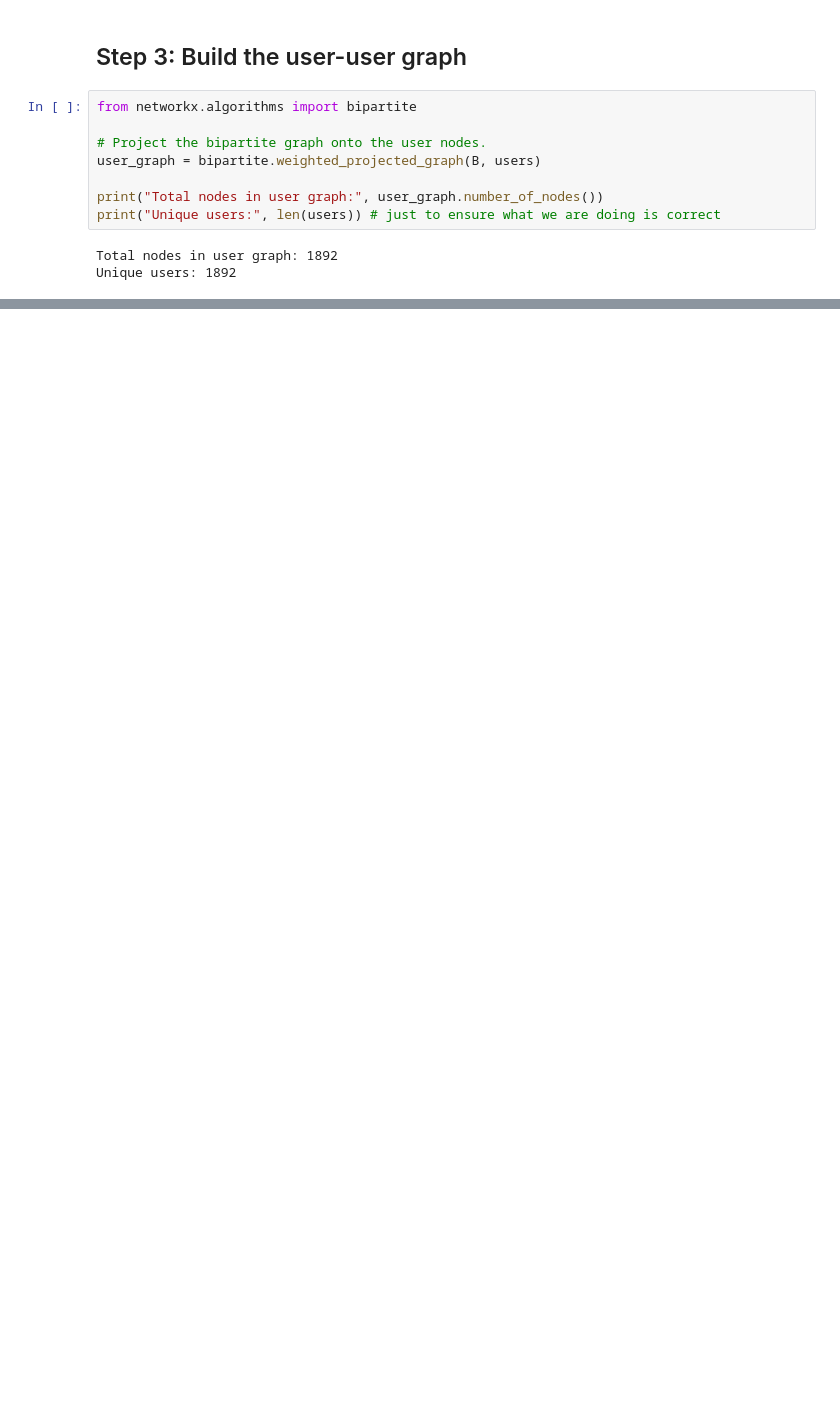
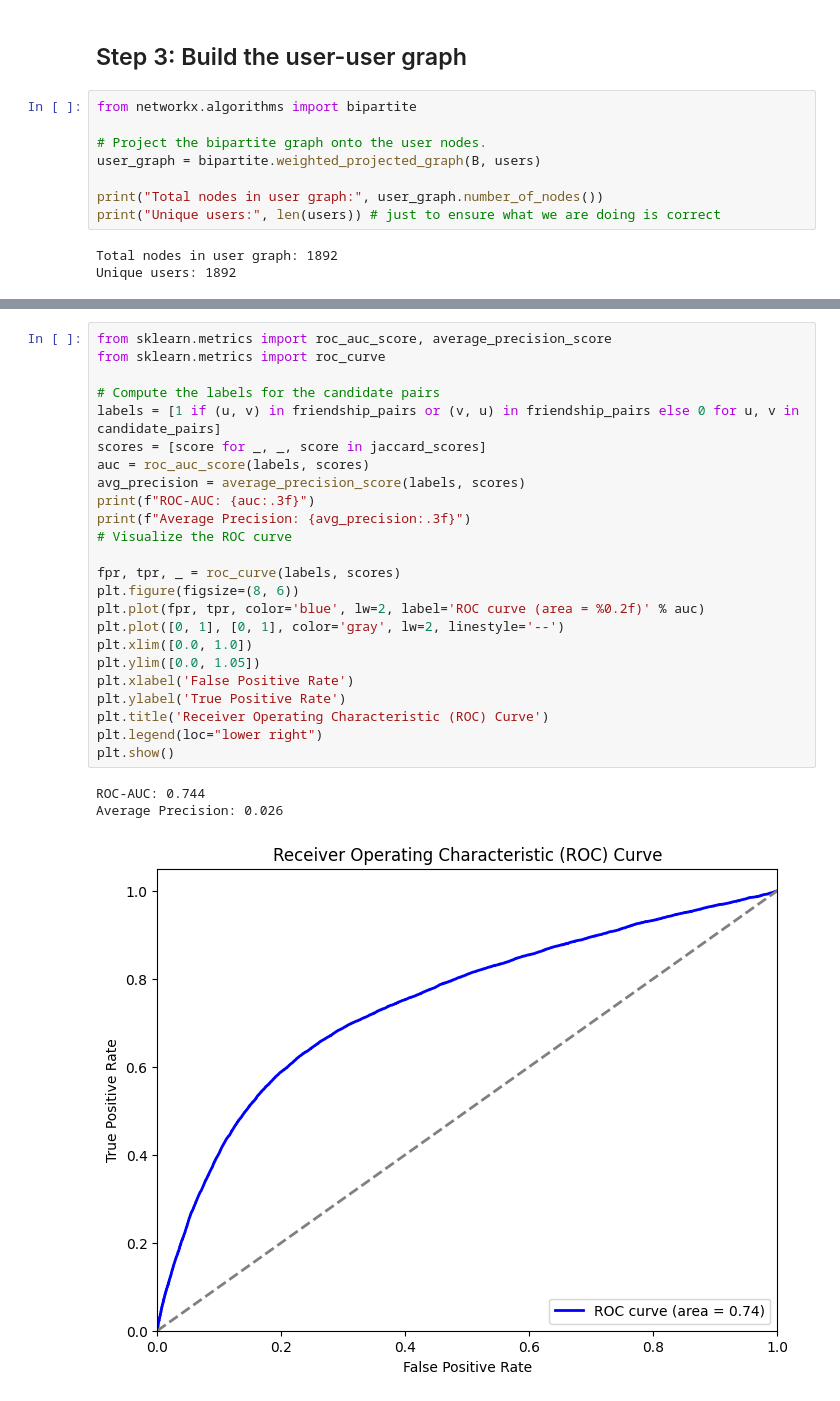
Before and after one commit to FatimaBakkas/melodic-links, a Jupyter notebook: test.ipynb, the cells around one changed output, grey strips where cells are left out. Saved outputs shown, nothing was run; the diff lists cells and outputs as text; blank space fills up the shorter version.

```diff
--- a/test.ipynb
+++ b/test.ipynb
@@ -164,0 +235,28 @@ Common Neighbors between user 4 and user 2: 1099
+# %%
+from sklearn.metrics import roc_auc_score, average_precision_score
+from sklearn.metrics import roc_curve
+
+# Compute the labels for the candidate pairs
+labels = [1 if (u, v) in friendship_pairs or (v, u) in friendship_pairs else 0 for u, v in candidate_pairs]
+scores = [score for _, _, score in jaccard_scores]
+auc = roc_auc_score(labels, scores)
+avg_precision = average_precision_score(labels, scores)
+print(f"ROC-AUC: {auc:.3f}")
+print(f"Average Precision: {avg_precision:.3f}")
+# Visualize the ROC curve
+
+fpr, tpr, _ = roc_curve(labels, scores)
+plt.figure(figsize=(8, 6))
+plt.plot(fpr, tpr, color='blue', lw=2, label='ROC curve (area = %0.2f)' % auc)
+plt.plot([0, 1], [0, 1], color='gray', lw=2, linestyle='--')
+plt.xlim([0.0, 1.0])
+plt.ylim([0.0, 1.05])
+plt.xlabel('False Positive Rate')
+plt.ylabel('True Positive Rate')
+plt.title('Receiver Operating Characteristic (ROC) Curve')
+plt.legend(loc="lower right")
+plt.show()
+# %% [output]
+ROC-AUC: 0.744
+Average Precision: 0.026
+[figure, added]
```
Also changed, not shown: parts of 19 cells of this notebook.
